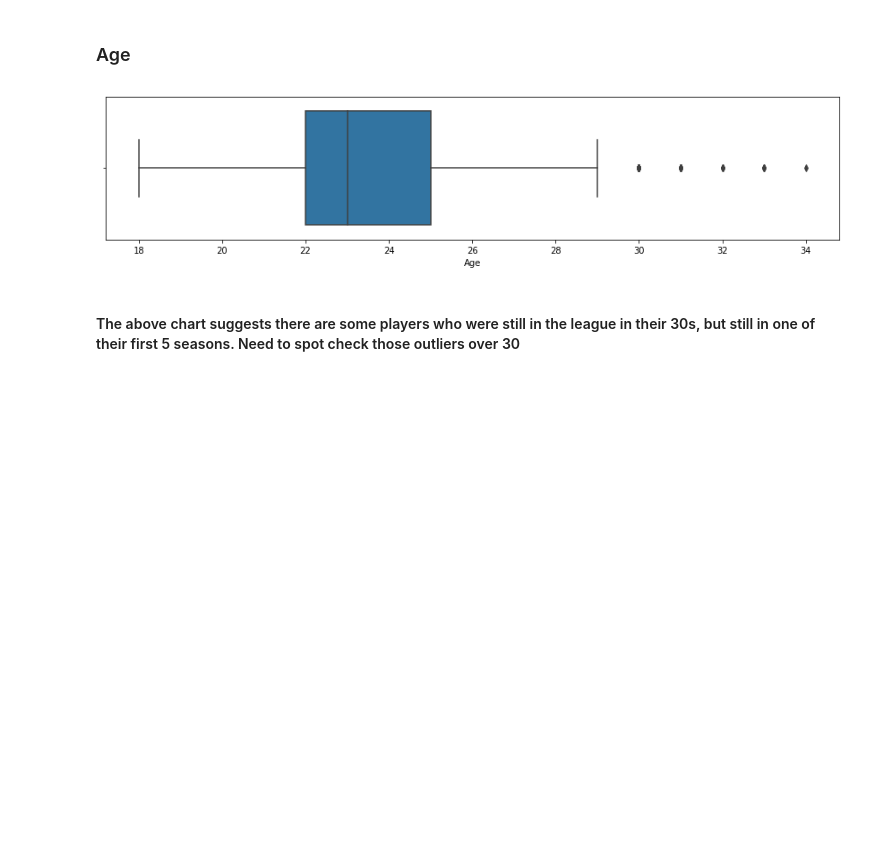
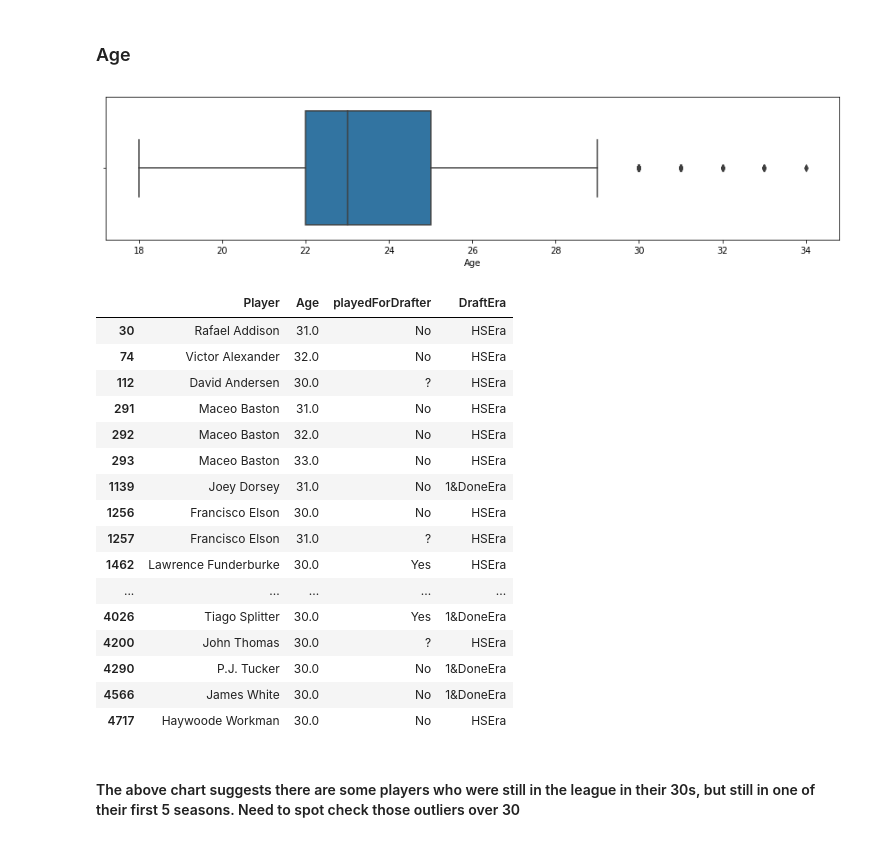
Before and after one commit to conditg/nba-youth-salary, a Jupyter notebook: eda.ipynb, the cells around one changed output. Saved outputs shown, nothing was run; the diff lists cells and outputs as text; code cells hidden in the pictures; blank space fills up the shorter version.

```diff
--- a/eda.ipynb
+++ b/eda.ipynb
@@ -51,12 +115,35 @@ cleandf = df.dropna(how='any').copy()
 # %% [markdown]
 ### Age
-# %%
-#Age should be in between 17 - 40
-plt.figure(figsize=[15,3])
-sns.boxplot(x=cleandf.Age)
-plt.show()
-# %% [output]
-[figure, removed]
+# %%
+# Age should be in between 17 - 40
+plt.figure(figsize=[15,3])
+sns.boxplot(x=cleandf.Age)
+plt.show()
+cleandf.loc[(cleandf['Age'] >= 30), ['Player', 'Age', 'playedForDrafter', 'DraftEra']]
+# filtered out all players 30 or over and found 43 players
+# -------noticed most did not play for team drafted
+#                most were in HSEra
+# -------Also, the minimum contract divided by games played needs to be fixed.
+#              the numbers produced are far far lower than those found on bballref
+# %% [output]
+[figure, added]
+|  | Player | Age | playedForDrafter | DraftEra |
+| 30 | Rafael Addison | 31.0 | No | HSEra |
+| 74 | Victor Alexander | 32.0 | No | HSEra |
+| 112 | David Andersen | 30.0 | ? | HSEra |
+| 291 | Maceo Baston | 31.0 | No | HSEra |
+| 292 | Maceo Baston | 32.0 | No | HSEra |
+| 293 | Maceo Baston | 33.0 | No | HSEra |
+| 1139 | Joey Dorsey | 31.0 | No | 1&DoneEra |
+| 1256 | Francisco Elson | 30.0 | No | HSEra |
+| 1257 | Francisco Elson | 31.0 | ? | HSEra |
+| 1462 | Lawrence Funderburke | 30.0 | Yes | HSEra |
+| ... | ... | ... | ... | ... |
+| 4026 | Tiago Splitter | 30.0 | Yes | 1&DoneEra |
+| 4200 | John Thomas | 30.0 | ? | HSEra |
+| 4290 | P.J. Tucker | 30.0 | No | 1&DoneEra |
+| 4566 | James White | 30.0 | No | 1&DoneEra |
+| 4717 | Haywoode Workman | 30.0 | No | HSEra |
 # %% [markdown]
 #### The above chart suggests there are some players who were still in the league in their 30s, but still in one of their first 5 seasons. Need to spot check those outliers over 30
 # %% [markdown]
```
Also changed, not shown: parts of 7 cells of this notebook.
